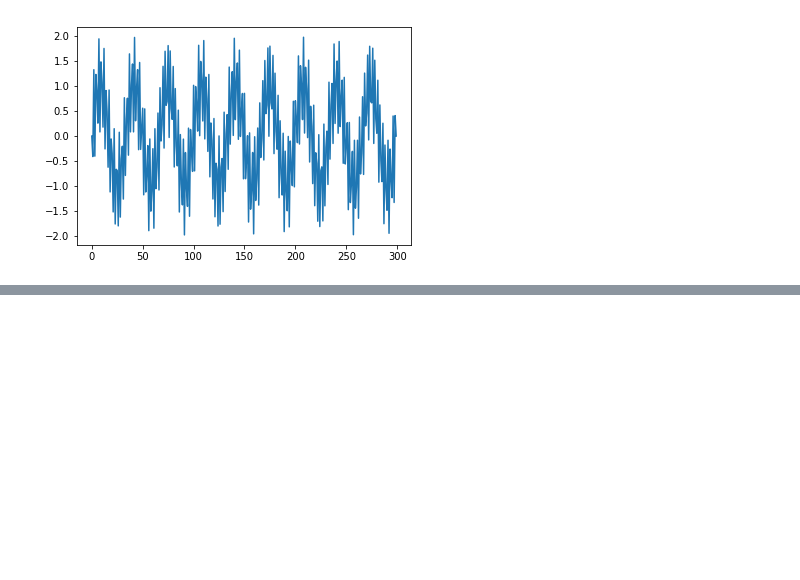
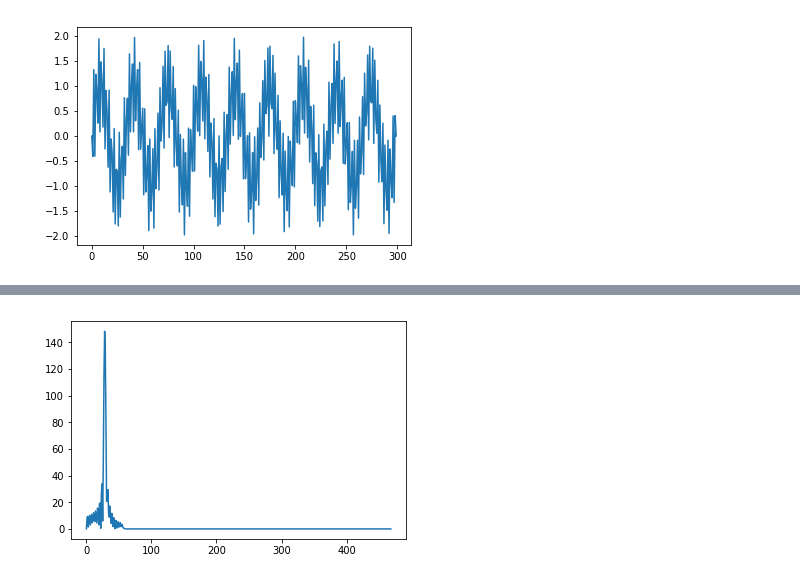
Before and after one commit to serhii-soboliev/dspbase, a Jupyter notebook: demo/filters/windowed_sinc/blackman_windowed_filter_using_example.ipynb, the cells around one changed output, grey strips where cells are left out. Cells and saved outputs as stored; diff of their text form; code cells hidden in the pictures; blank space fills up the shorter version.

Commit message:
[BASE_DSP] my filter use example

```diff
--- a/demo/filters/windowed_sinc/blackman_windowed_filter_using_example.ipynb
+++ b/demo/filters/windowed_sinc/blackman_windowed_filter_using_example.ipynb
@@ -55,0 +62,7 @@ plt.show()
+# %%
+re_f, im_f = dft(filtered_s)
+ro, phi = cart_to_polar(re_f, im_f)
+plt.plot(ro)
+plt.show()
+# %% [output]
+[figure, added]
```
Also changed, not shown: parts of 4 cells of this notebook.
